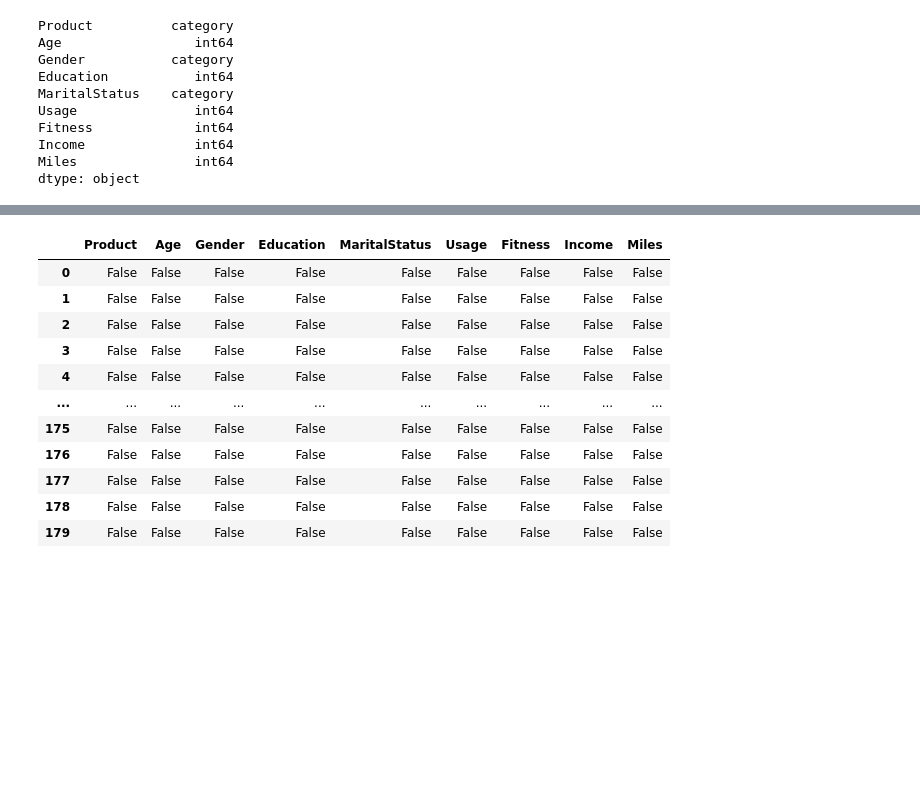
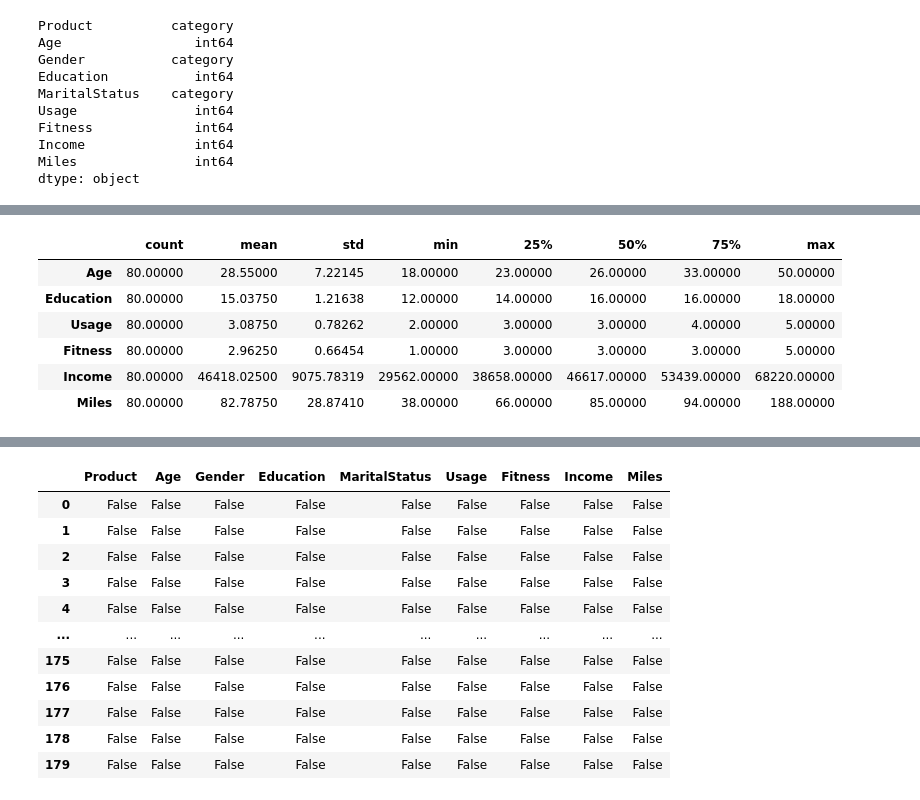
Before and after one commit to sirhomersimpson/pgp-aiml, a Jupyter notebook: fundamentals_aiml/cardio_good_fitness_project.ipynb, the cells around one changed output, grey strips where cells are left out. Cells and saved outputs as stored; diff of their text form; code cells hidden in the pictures; blank space fills up the shorter version.

```diff
--- a/fundamentals_aiml/cardio_good_fitness_project.ipynb
+++ b/fundamentals_aiml/cardio_good_fitness_project.ipynb
@@ -201,0 +242,11 @@ cardio_dataset.describe()
+# %%
+# Describe for each product the describe
+cardio_dataset[cardio_dataset['Product'] == 'TM195'].describe().T
+# %% [output]
+|  | count | mean | std | min | 25% | 50% | 75% | max |
+| Age | 80.00000 | 28.55000 | 7.22145 | 18.00000 | 23.00000 | 26.00000 | 33.00000 | 50.00000 |
+| Education | 80.00000 | 15.03750 | 1.21638 | 12.00000 | 14.00000 | 16.00000 | 16.00000 | 18.00000 |
+| Usage | 80.00000 | 3.08750 | 0.78262 | 2.00000 | 3.00000 | 3.00000 | 4.00000 | 5.00000 |
+| Fitness | 80.00000 | 2.96250 | 0.66454 | 1.00000 | 3.00000 | 3.00000 | 3.00000 | 5.00000 |
+| Income | 80.00000 | 46418.02500 | 9075.78319 | 29562.00000 | 38658.00000 | 46617.00000 | 53439.00000 | 68220.00000 |
+| Miles | 80.00000 | 82.78750 | 28.87410 | 38.00000 | 66.00000 | 85.00000 | 94.00000 | 188.00000 |
```
Also changed, not shown: parts of 18 cells of this notebook.
